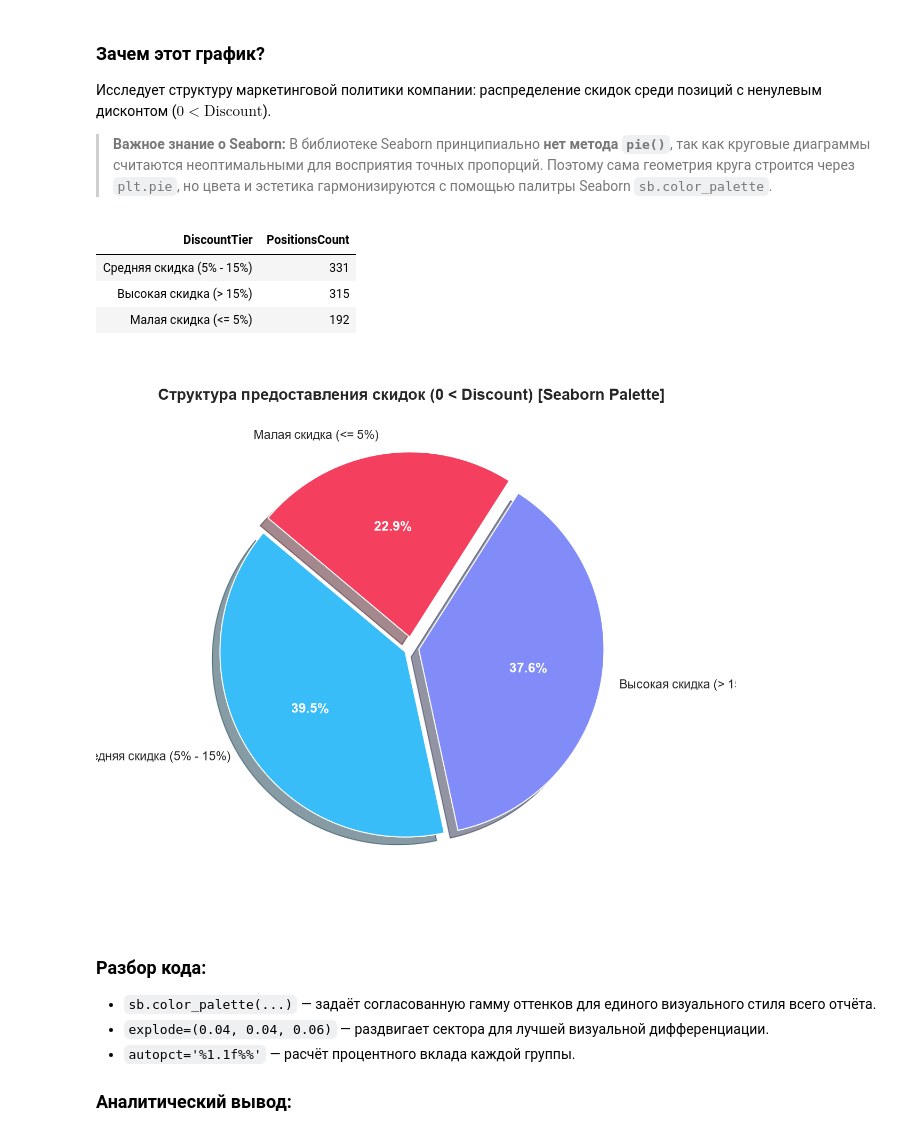
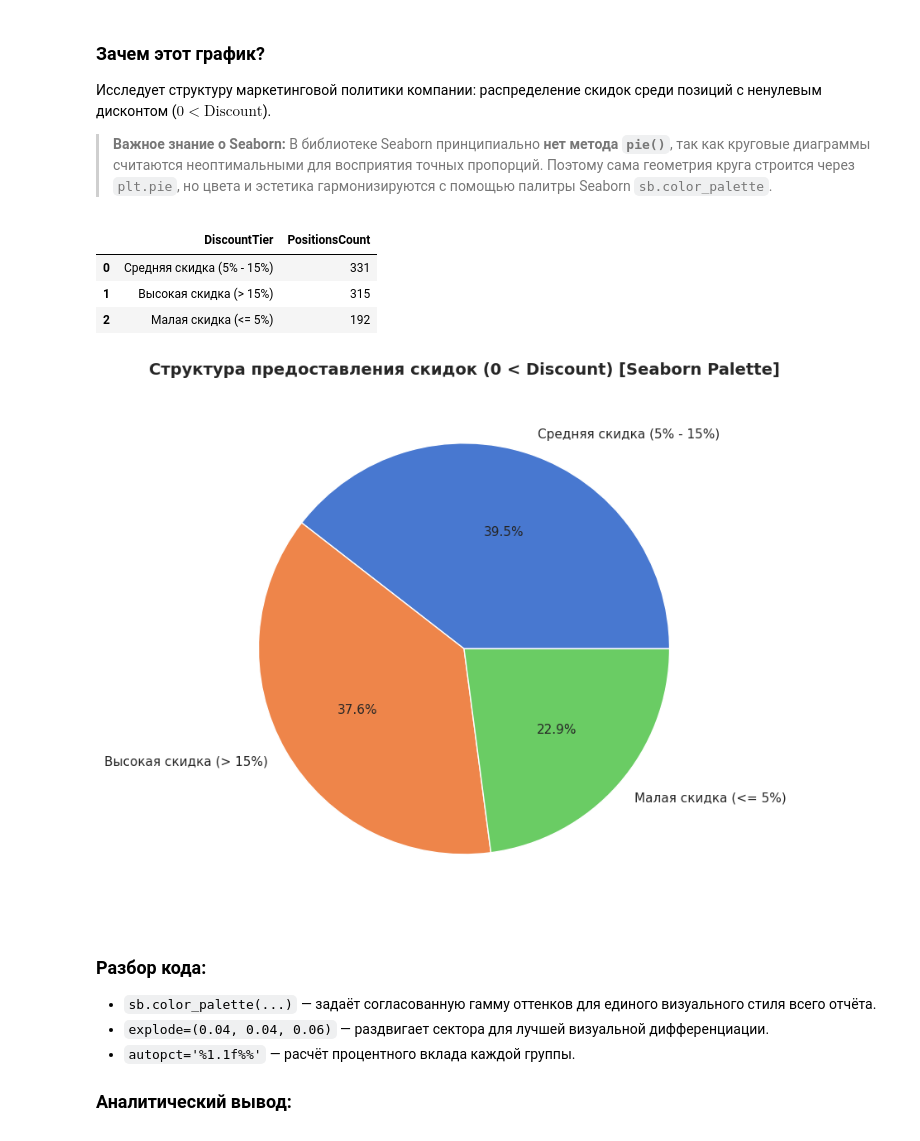
Before and after one commit to Asm-o-Dan/eli5-visual-hub, a Jupyter notebook: downloads/OII_Lab2_Variant2.ipynb, the cells around one changed output. Cells and saved outputs as stored; diff of their text form; code cells hidden in the pictures.

```diff
--- a/downloads/OII_Lab2_Variant2.ipynb
+++ b/downloads/OII_Lab2_Variant2.ipynb
@@ -193,50 +194,38 @@ plt.show()
 query_q3 = """
 SELECT
     CASE
         WHEN Discount <= 0.05 THEN 'Малая скидка (<= 5%)'
         WHEN Discount <= 0.15 THEN 'Средняя скидка (5% - 15%)'
         ELSE 'Высокая скидка (> 15%)'
     END AS DiscountTier,
     COUNT(*) AS PositionsCount
 FROM OrderDetail
 WHERE Discount > 0
 GROUP BY DiscountTier
 ORDER BY PositionsCount DESC;
 """
 
 df_q3 = pd.read_sql_query(query_q3, conn)
 display(df_q3)
 
-# Гармоничная цветовая палитра Seaborn
-palette_pie = sb.color_palette(['#38bdf8', '#818cf8', '#f43f5e'])
-explode = (0.04, 0.04, 0.06)
 
 plt.figure(figsize=(8, 7))
 wedges, texts, autotexts = plt.pie(
     df_q3['PositionsCount'],
     labels=df_q3['DiscountTier'],
     autopct='%1.1f%%',
-    startangle=140,
-    colors=palette_pie,
-    explode=explode,
-    shadow=True,
     textprops={'fontsize': 11}
 )
-
-for autotext in autotexts:
-    autotext.set_color('white')
-    autotext.set_fontweight('bold')
-    autotext.set_fontsize(12)
 
 plt.title('Структура предоставления скидок (0 < Discount) [Seaborn Palette]', fontsize=14, pad=15, fontweight='bold')
 plt.tight_layout()
 plt.show()
 # %% [output]
-| DiscountTier | PositionsCount |
-| Средняя скидка (5% - 15%) | 331 |
-| Высокая скидка (> 15%) | 315 |
-| Малая скидка (<= 5%) | 192 |
+|  | DiscountTier | PositionsCount |
+| 0 | Средняя скидка (5% - 15%) | 331 |
+| 1 | Высокая скидка (> 15%) | 315 |
+| 2 | Малая скидка (<= 5%) | 192 |
-[figure, old version]
+[figure, new version]
 # %% [markdown]
 ### Разбор кода:
 - `sb.color_palette(...)` — задаёт согласованную гамму оттенков для единого визуального стиля всего отчёта.
```
Also changed, not shown: parts of 5 cells of this notebook.
